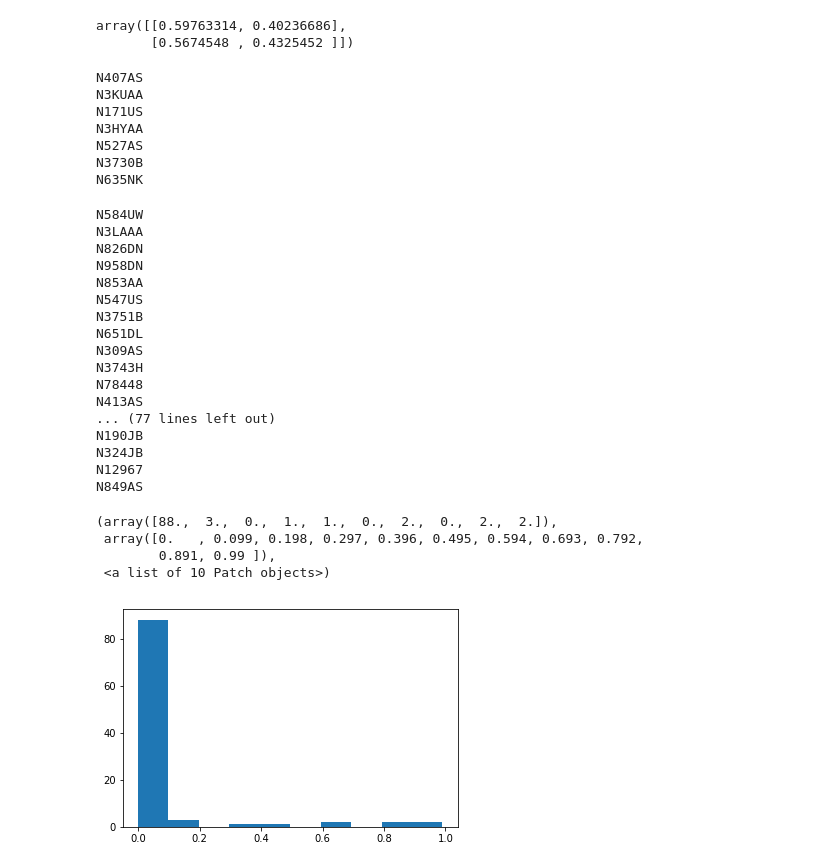
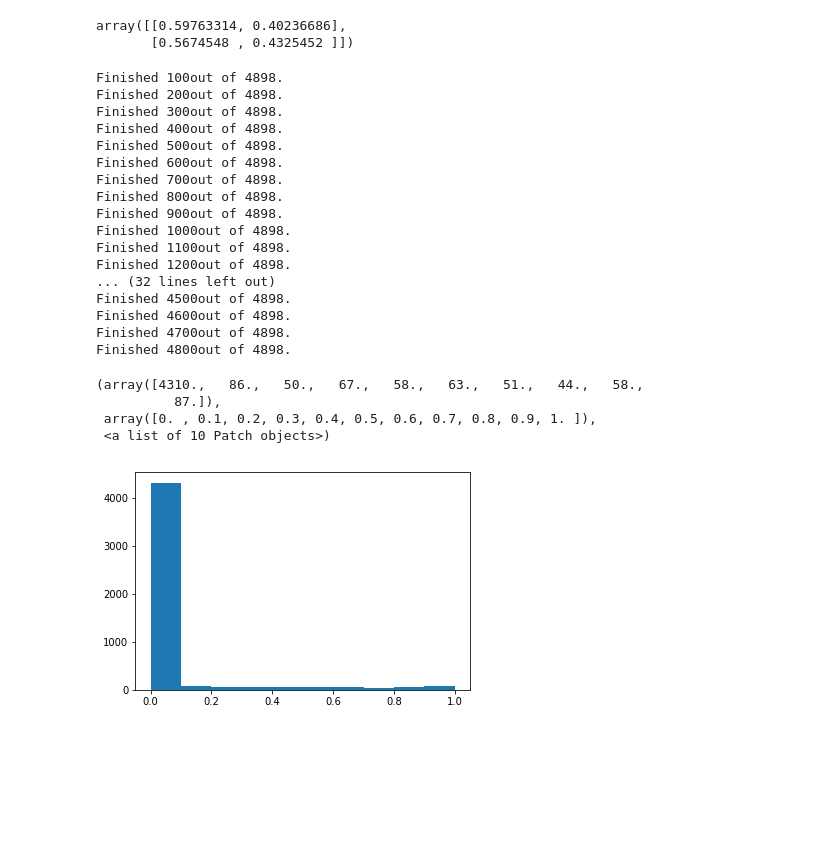
Before and after one commit to B4rtDC/CBNA, a Jupyter notebook: exporation2.ipynb, the cells around one changed output. Saved outputs shown, nothing was run; the diff lists cells and outputs as text; code cells hidden in the pictures; blank space fills up the shorter version.

```diff
--- a/exporation2.ipynb
+++ b/exporation2.ipynb
@@ -377,51 +377,48 @@ array([[0.59763314, 0.40236686],
 # %%
 trans_dd = []
 trans_nn = []
 pvals_dd = []
 pvals_nn = []
-for plane in planes[:100]:
-    print(plane)
+i = 0
+for plane in planes:
+    #print(plane)
     series = get_successive_delays(np.random.choice(planes),df_fl)
     #transdist = trans_matrix_distribution(planes,df_fl)
     #print(series)
     trans_mat = get_transition_matrix(series)
     trans_dd.append(trans_mat[1,1])
     trans_nn.append(trans_mat[0,0])
     #print(trans_mat)
     pvals = get_pvalue_transition_matrix(series)
     pvals_dd.append(pvals[1,1])
     pvals_nn.append(pvals[0,0])
+    i += 1
+    if (i%100==0):
+        print('Finished ' + str(i) + ' out of ' + str(len(planes)) +  '.')
 
 plt.hist(pvals_dd)
 # %% [output]
-N407AS
-N3KUAA
-N171US
-N3HYAA
-N527AS
-N3730B
-N635NK
+Finished 100out of 4898.
+Finished 200out of 4898.
+Finished 300out of 4898.
+Finished 400out of 4898.
+Finished 500out of 4898.
+Finished 600out of 4898.
+Finished 700out of 4898.
+Finished 800out of 4898.
+Finished 900out of 4898.
+Finished 1000out of 4898.
+Finished 1100out of 4898.
+Finished 1200out of 4898.
+... (32 lines left out)
+Finished 4500out of 4898.
+Finished 4600out of 4898.
+Finished 4700out of 4898.
+Finished 4800out of 4898.
-N584UW
-N3LAAA
-N826DN
-N958DN
-N853AA
-N547US
-N3751B
-N651DL
-N309AS
-N3743H
-N78448
-N413AS
-... (77 lines left out)
-N190JB
-N324JB
-N12967
-N849AS
+(array([4310.,   86.,   50.,   67.,   58.,   63.,   51.,   44.,   58.,
+          87.]),
+ array([0. , 0.1, 0.2, 0.3, 0.4, 0.5, 0.6, 0.7, 0.8, 0.9, 1. ]),
+ <a list of 10 Patch objects>)
-(array([88.,  3.,  0.,  1.,  1.,  0.,  2.,  0.,  2.,  2.]),
- array([0.   , 0.099, 0.198, 0.297, 0.396, 0.495, 0.594, 0.693, 0.792,
-        0.891, 0.99 ]),
- <a list of 10 Patch objects>)
-[figure, old version]
+[figure, new version]
 # %%
 plt.subplot(2,2,1)
```
Also changed, not shown: parts of 7 cells of this notebook.
